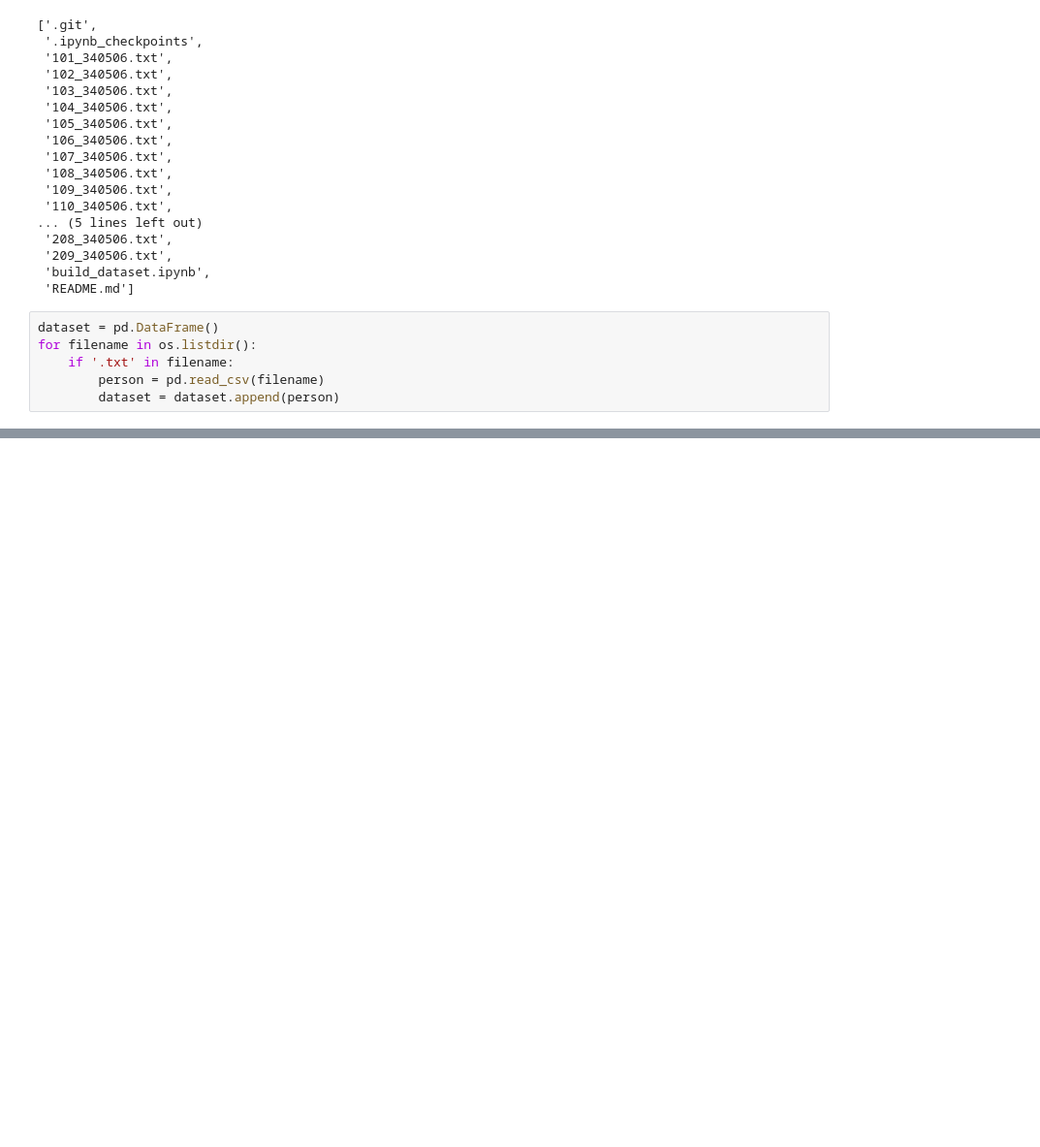
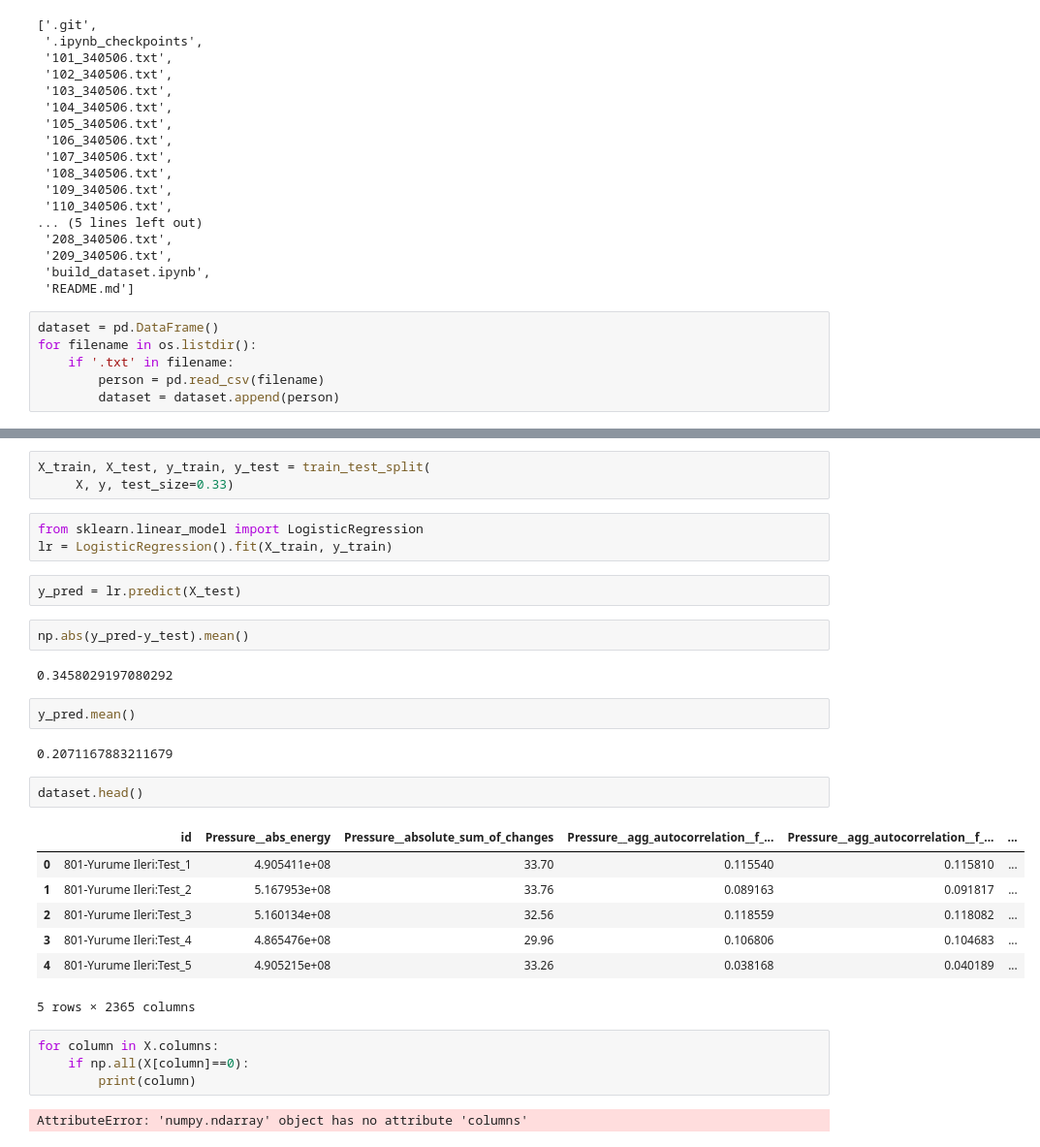
Before and after one commit to ericyang216/cs229_falling, a Jupyter notebook: build_dataset.ipynb, the cells around one changed output, grey strips where cells are left out. Shown at 97% size. Saved outputs shown, nothing was run; the diff lists cells and outputs as text; blank space fills up the shorter version.

Commit message:
did basic LR model w/o feature selection

```diff
--- a/build_dataset.ipynb
+++ b/build_dataset.ipynb
@@ -147,0 +155,32 @@ df
+# %%
+X_train, X_test, y_train, y_test = train_test_split(
+     X, y, test_size=0.33)
+# %%
+from sklearn.linear_model import LogisticRegression
+lr = LogisticRegression().fit(X_train, y_train)
+# %%
+y_pred = lr.predict(X_test)
+# %%
+np.abs(y_pred-y_test).mean()
+# %% [output]
+0.3458029197080292
+# %%
+y_pred.mean()
+# %% [output]
+0.2071167883211679
+# %%
+dataset.head()
+# %% [output]
+|  | id | Pressure__abs_energy | Pressure__absolute_sum_of_changes | Pressure__agg_autocorrelation__f_... | Pressure__agg_autocorrelation__f_... | ... |
+| 0 | 801-Yurume Ileri:Test_1 | 4.905411e+08 | 33.70 | 0.115540 | 0.115810 | ... |
+| 1 | 801-Yurume Ileri:Test_2 | 5.167953e+08 | 33.76 | 0.089163 | 0.091817 | ... |
+| 2 | 801-Yurume Ileri:Test_3 | 5.160134e+08 | 32.56 | 0.118559 | 0.118082 | ... |
+| 3 | 801-Yurume Ileri:Test_4 | 4.865476e+08 | 29.96 | 0.106806 | 0.104683 | ... |
+| 4 | 801-Yurume Ileri:Test_5 | 4.905215e+08 | 33.26 | 0.038168 | 0.040189 | ... |
+5 rows × 2365 columns
+# %%
+for column in X.columns:
+    if np.all(X[column]==0):
+        print(column)
+# %% [output]
+AttributeError: 'numpy.ndarray' object has no attribute 'columns'
```
Also changed, not shown: parts of 13 cells of this notebook.
